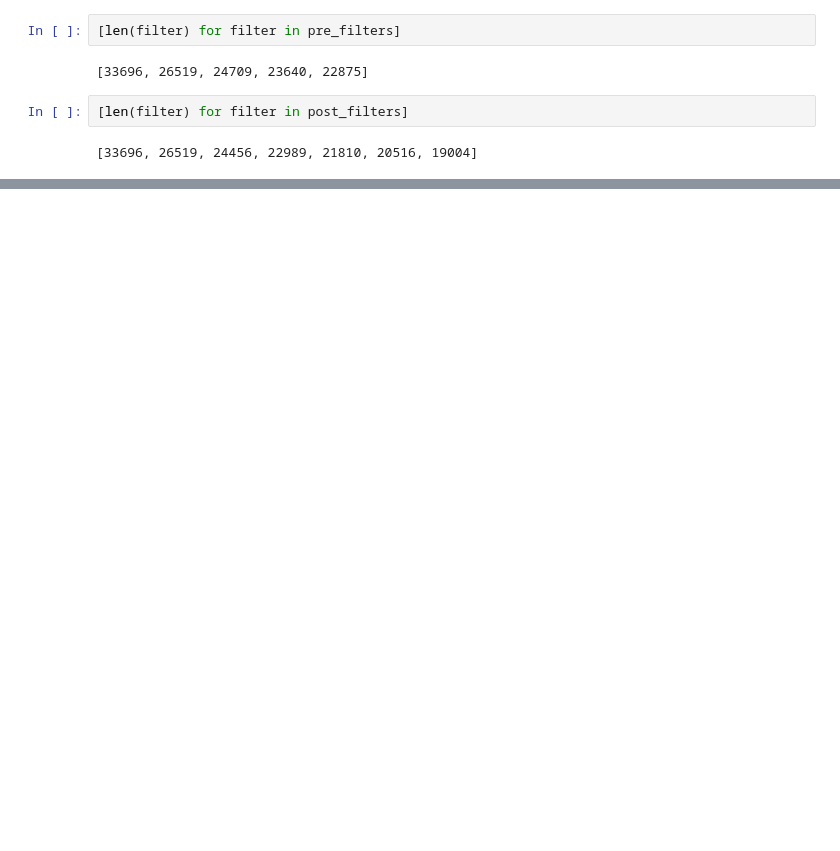
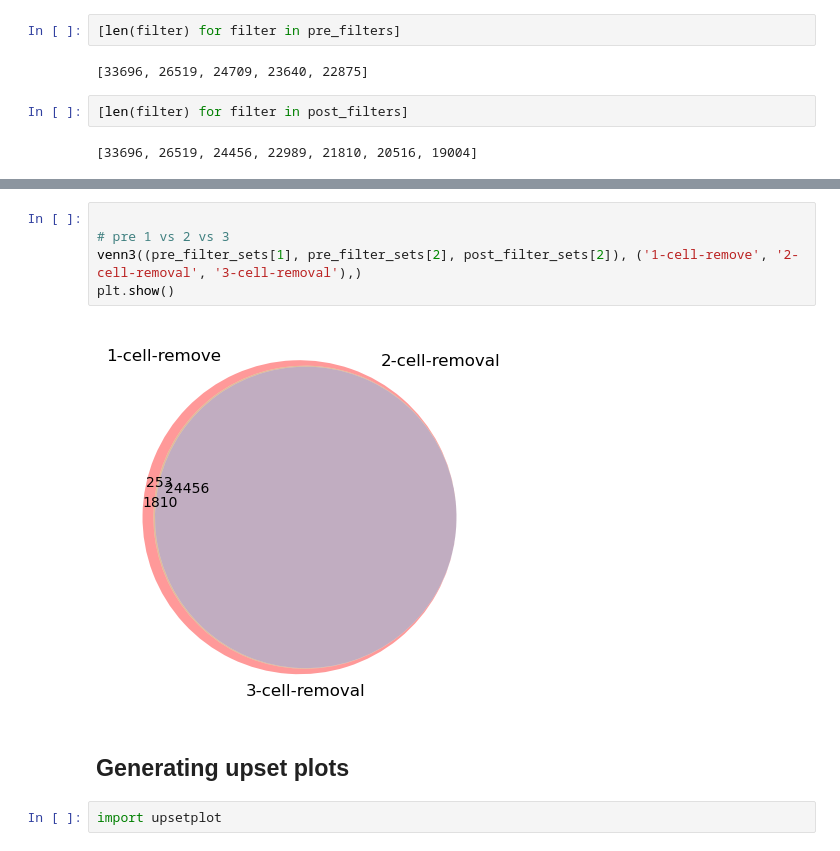
Before and after one commit to Oiya861028/1-sc_practice, a Jupyter notebook: Differential_Gene_Analysis/Comparing_Filter.ipynb, the cells around one changed output, grey strips where cells are left out. Cells and saved outputs as stored; diff of their text form; blank space fills up the shorter version.

```diff
--- a/Differential_Gene_Analysis/Comparing_Filter.ipynb
+++ b/Differential_Gene_Analysis/Comparing_Filter.ipynb
@@ -157,0 +72,11 @@ for filter in pre_filters:
+# %%
+
+# pre 1 vs 2 vs 3
+venn3((pre_filter_sets[1], pre_filter_sets[2], post_filter_sets[2]), ('1-cell-remove', '2-cell-removal', '3-cell-removal'),)
+plt.show()
+# %% [output]
+[figure, added]
+# %% [markdown]
+## Generating upset plots
+# %%
+import upsetplot
```
Also changed, not shown: parts of 17 cells of this notebook, 1 other file.
